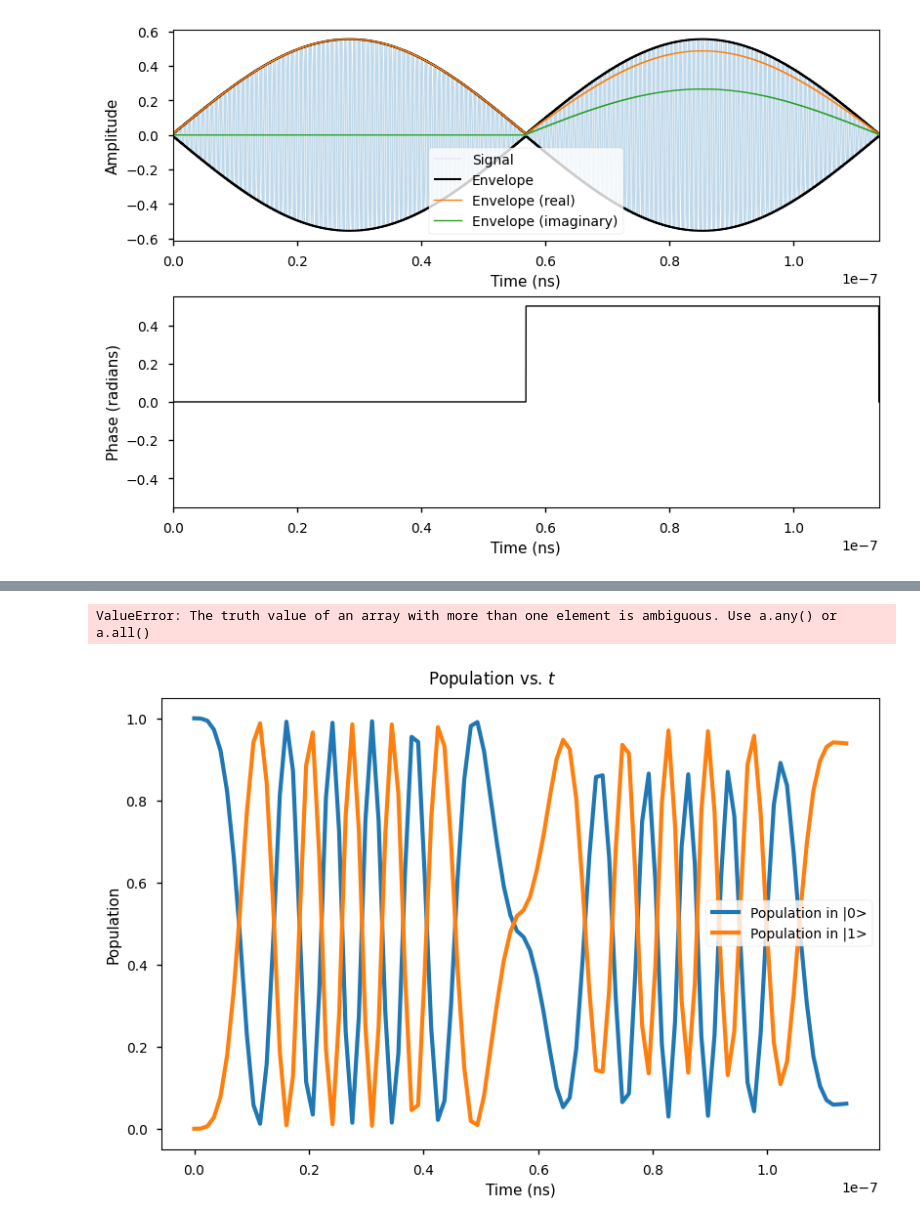
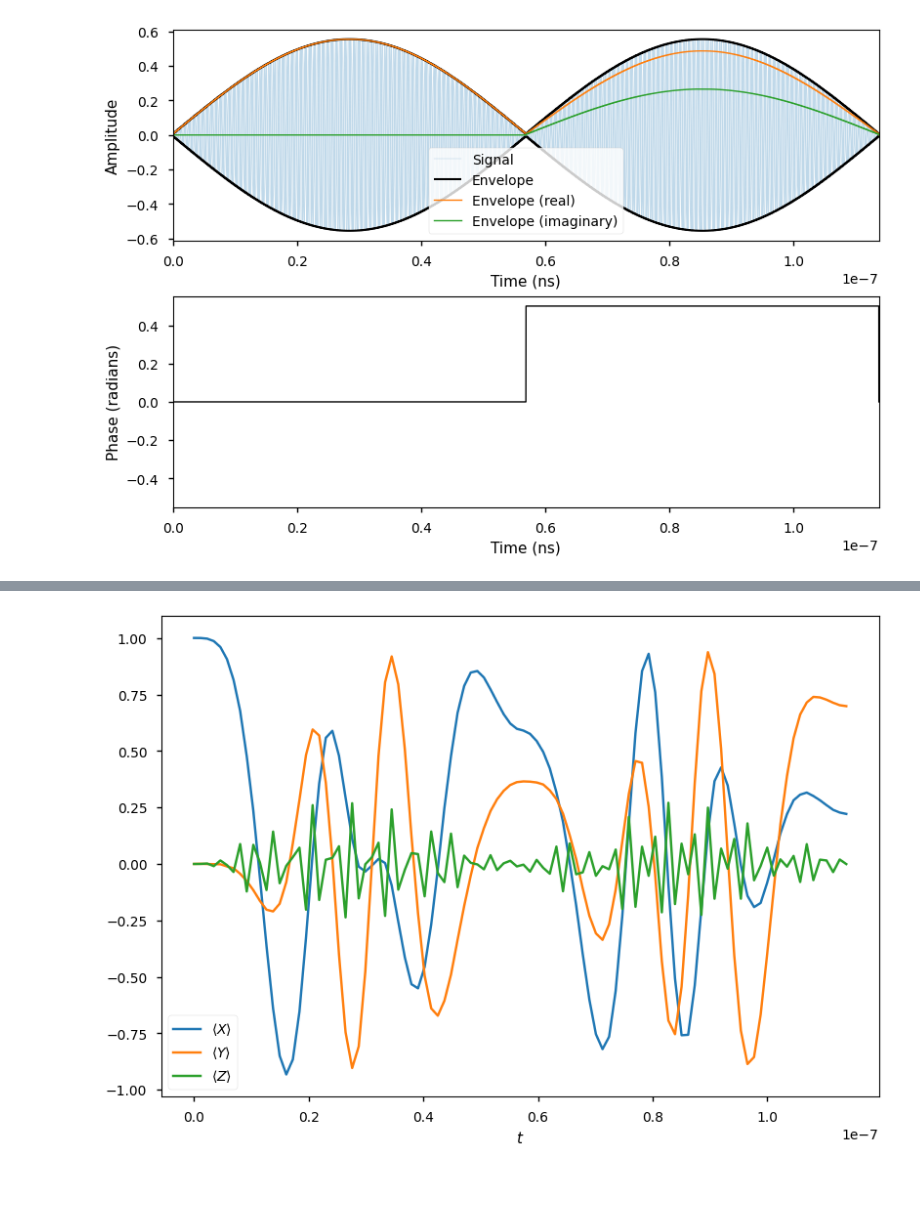
Before and after one commit to sinel/casq, a Jupyter notebook: src/casq/notebooks/playground.ipynb, the cells around one changed output, grey strips where cells are left out. Cells and saved outputs as stored; diff of their text form; code cells hidden in the pictures; blank space fills up the shorter version.

```diff
--- a/src/casq/notebooks/playground.ipynb
+++ b/src/casq/notebooks/playground.ipynb
@@ -110,18 +64,4 @@ fig = plot_bloch(x, y, z)
-# %%
-p0_config = LineConfig(
-    x=solution.time, y=p0, label="Population in |0>",
-    line_style=LineStyle(size=3), xtitle="Time (ns)", ytitle="Population"
-)
-p1_config = LineConfig(
-    x=solution.time, y=p1, label="Population in |1>",
-    line_style=LineStyle(size=3), xtitle="Time (ns)", ytitle="Population"
-)
-vline = (0.5*solution.time, None, LineStyle(type=LineType.DASHED, color="black"), None)
-fig = plot(
-    data=[p0_config, p1_config],
-    vlines=[vline],
-    title="Population vs. $t$", legend_style=LegendStyle()
-)
-# %% [output]
-ValueError: The truth value of an array with more than one element is ambiguous. Use a.any() or a.all()
-[figure, removed]
+# %%
+solution.plot_trajectory()
+# %% [output]
+[figure, added]
```
Also changed, not shown: parts of 8 cells of this notebook, 2 other files.
